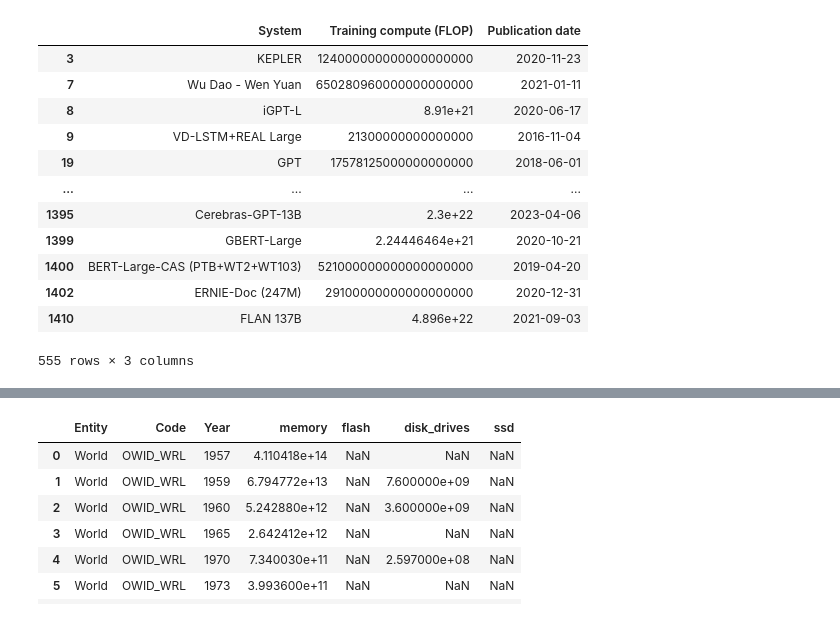
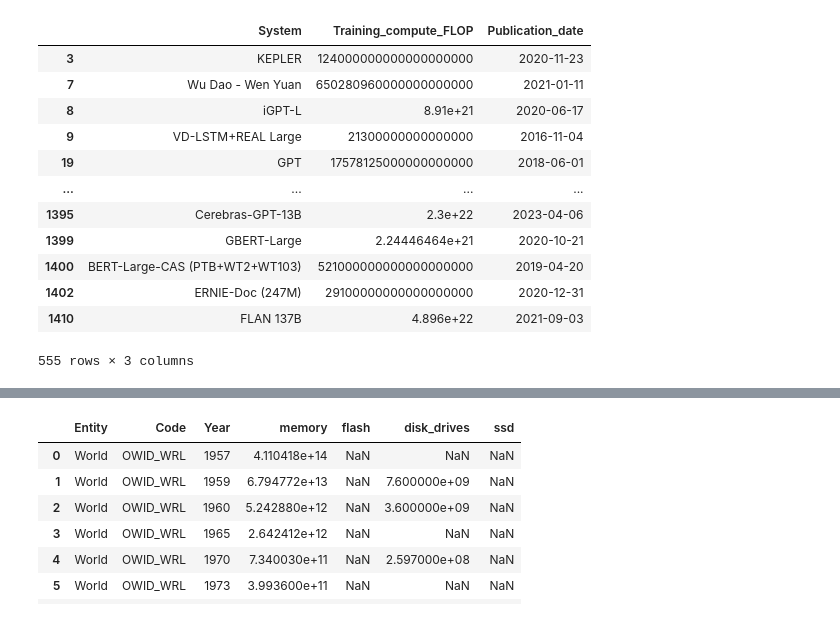
Before and after one commit to rreece15/Collaborative-Networks-In-Machine-Learning, a Jupyter notebook: Riherd_Chiu_project_code/parsing/historic_parse.ipynb, the cells around one changed output, grey strips where cells are left out. Cells and saved outputs as stored; diff of their text form; code cells hidden in the pictures.

```diff
--- a/Riherd_Chiu_project_code/parsing/historic_parse.ipynb
+++ b/Riherd_Chiu_project_code/parsing/historic_parse.ipynb
@@ -31,11 +39,13 @@ display(electricity)
 # %%
 compute = pd.read_csv('../../data/computation/systems_compute.csv')
 compute = compute[['System','Training compute (FLOP)','Publication date']]
 compute = compute.dropna()
-# compute = compute.drop(compute.columns.difference(['System','Training compute (FLOP)','Publication date']), 1, inplace=True)
+compute.columns = [c.replace(' ', '_') for c in compute.columns]
+compute.rename({'Training_compute_(FLOP)': 'Training_compute_FLOP'}, axis=1, inplace=True)
+compute.Publication_date = pd.to_datetime(compute['Publication_date'], format='%Y-%m-%d')
 display(compute)
 # %% [output]
-|  | System | Training compute (FLOP) | Publication date |
+|  | System | Training_compute_FLOP | Publication_date |
 | 3 | KEPLER | 124000000000000000000 | 2020-11-23 |
 | 7 | Wu Dao - Wen Yuan | 650280960000000000000 | 2021-01-11 |
 | 8 | iGPT-L | 8.91e+21 | 2020-06-17 |
```
Also changed, not shown: parts of 5 cells of this notebook.
